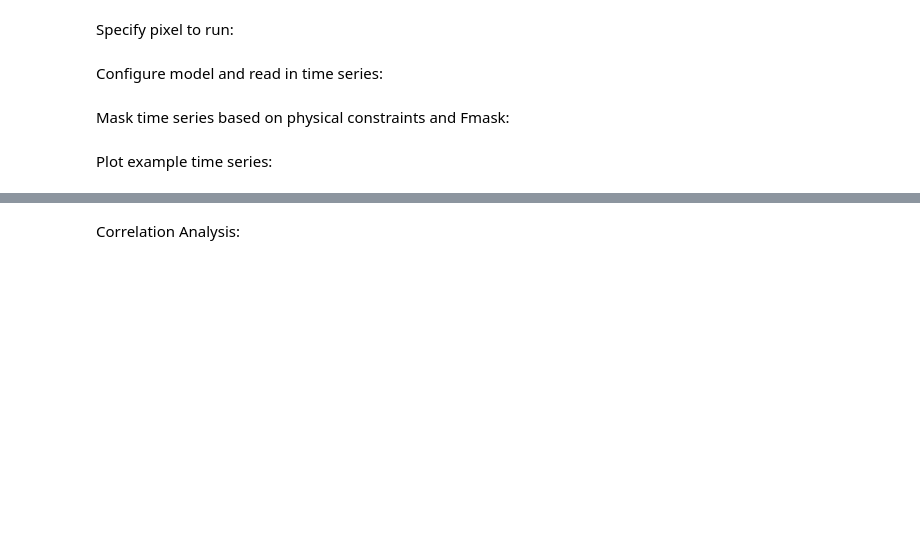
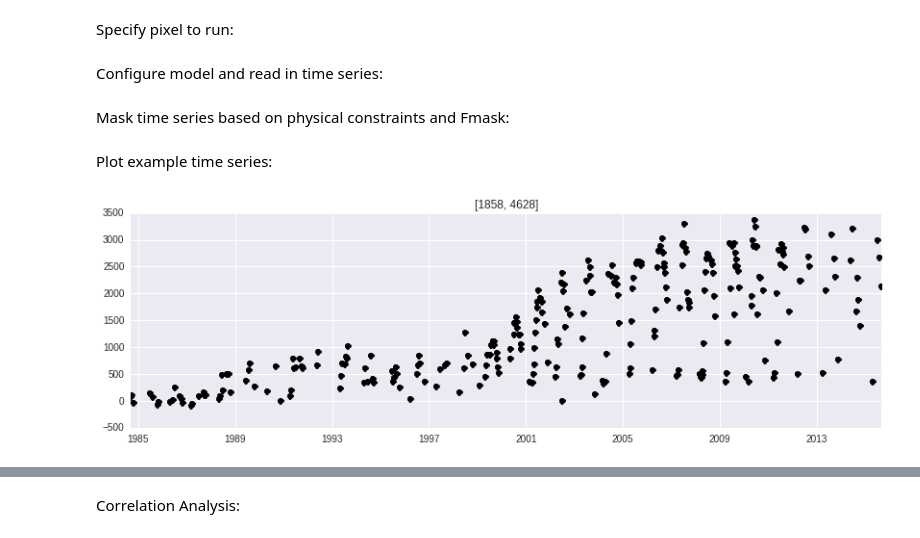
Before and after one commit to valpasq/notebooks, a Jupyter notebook: Correlation.ipynb, the cells around one changed output, grey strips where cells are left out. Drawn from its saved outputs; the diff is of its cells as text; code cells hidden in the pictures; blank space fills up the shorter version.

Commit message:
added time series plots and correlation scatterplots

```diff
--- a/Correlation.ipynb
+++ b/Correlation.ipynb
@@ -34,8 +36,8 @@ dates = df['date'].values
 Specify pixel to run:
 # %%
 # SPECIFY PIXEL TO RUN
-py = 4538 # row
-px = 4622 # column
+py = 1858 # row
+px = 4628 # column
 # %% [markdown]
 Configure model and read in time series:
 # %%
@@ -76,11 +78,14 @@ Plot example time series:
 # %%
 # convert time from ordinal to dates
 dt_dates = np.array([dt.datetime.fromordinal(d) for d in dates])
+# %%
+# Set band to plot
+band = 8
 # %%
 # Plot time series - visual check
-band = 9
-
-plt.figure(figsize=(16,4),facecolor='w', edgecolor='k')
+plt.figure(figsize=(14,4),facecolor='w', edgecolor='k')
 plt.plot(dt_dates, Y[band, :],'ko')
 plt.title([py, px])
 plt.show()
+# %% [output]
+[figure, added]
```
Also changed, not shown: parts of 5 cells of this notebook.
